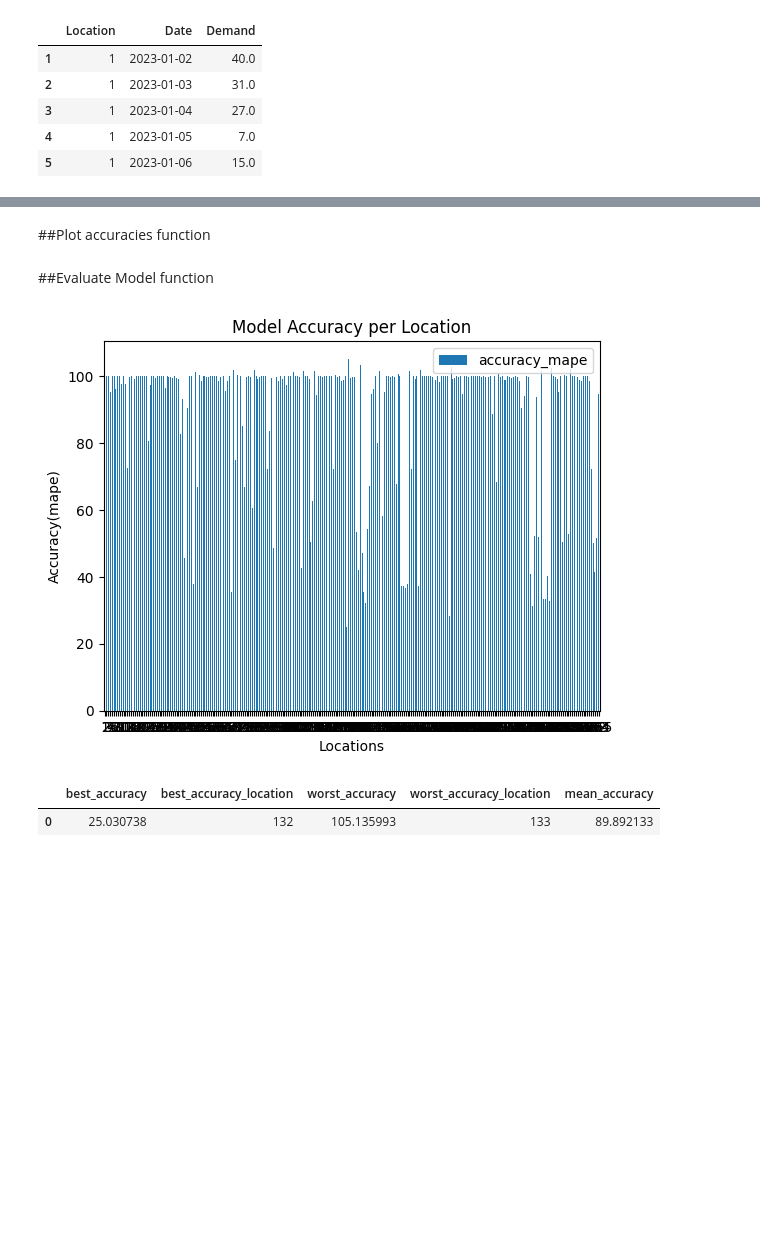
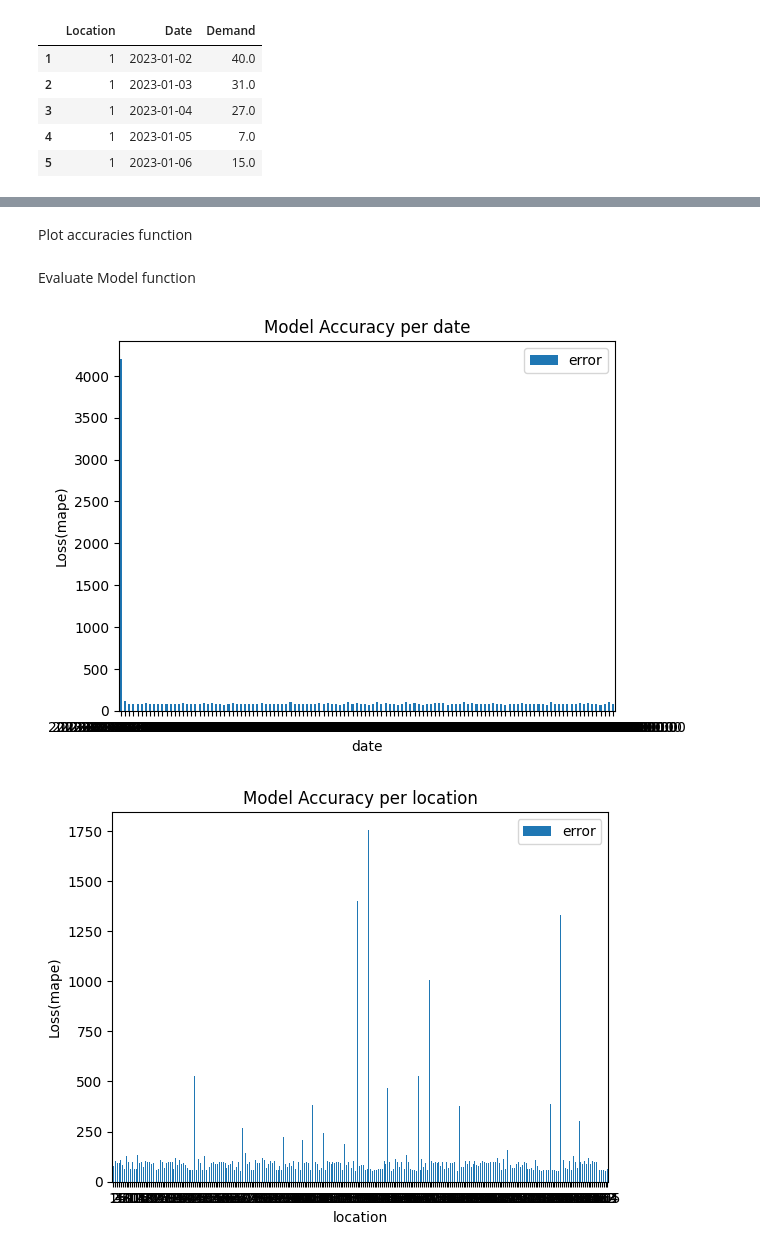
Before and after one commit to danaeis/shoofer-demand-prediction, a Jupyter notebook: evaluation/evaluation.ipynb, the cells around one changed output, grey strips where cells are left out. Saved outputs shown, nothing was run; the diff lists cells and outputs as text; code cells hidden in the pictures; blank space fills up the shorter version.

Commit message:
fix: refactor calculate loss

```diff
--- a/evaluation/evaluation.ipynb
+++ b/evaluation/evaluation.ipynb
@@ -77,0 +65,3 @@ Location
+# %%
+loss_per_location, loss_per_date = calculate_accuracy_mape(dataset, predicted_data)
+loss_per_location.head()
@@ -78,3 +86,3 @@ Location
 # %% [markdown]
-##Plot accuracies function
+Plot accuracies function
 # %%
@@ -87,23 +95,32 @@ def plot_acc_per_loc(accuracies):
     plt.legend()
     plt.show()
 # %% [markdown]
-##Evaluate Model function
+Evaluate Model function
-# %%
-def evaluate_model(data, predicted_data):
-    accuracy = calculate_accuracy_mape(data, predicted_data)
-    plot_acc_per_loc(accuracy)
-    accuracy = accuracy.set_index('Location')
-    report = {
-        'best_accuracy': [accuracy['accuracy_mape'].min()],
-        'best_accuracy_location': [accuracy['accuracy_mape'].idxmin()],
-        'worst_accuracy': [accuracy['accuracy_mape'].max()],
-        'worst_accuracy_location': [accuracy['accuracy_mape'].idxmax()],
-        'mean_accuracy': [accuracy['accuracy_mape'].mean()]
-    }
-    return(pd.DataFrame(report))
+# %%
+def prepare_report(loss: pd.DataFrame, plot_label):
+    min_threshhold = loss['error'].min()
+    max_threshhold = loss['error'].max()
+    mean_threshhold = loss['error'].mean()
+
+    report_dict = {
+            'best_accuracy': min_threshhold,
+            'best_accuracy_location': [loss['error'].idxmin()],
+            'worst_accuracy': max_threshhold,
+            'worst_accuracy_location': [loss['error'].idxmax()],
+            'mean_accuracy': mean_threshhold
+        }
+
+    plot_acc(loss, plot_label)
+
+    return report_dict
+# %%
+def evaluate_model(dataset, predicted_data):
+    loss_per_location, loss_per_date = calculate_accuracy_mape(dataset, predicted_data)
+    date_report_df = pd.DataFrame(prepare_report(loss_per_date, 'date'))
+    loc_report_df = pd.DataFrame(prepare_report(loss_per_location, 'location'))
+    return(date_report_df, loc_report_df)
 # %%
-evaluate_model(dataset, predicted_data)
+date_report_df, loc_report_df = evaluate_model(dataset, predicted_data)
 # %% [output]
-[figure, old version]
+[figure, new version]
-|  | best_accuracy | best_accuracy_location | worst_accuracy | worst_accuracy_location | mean_accuracy |
-| 0 | 25.030738 | 132 | 105.135993 | 133 | 89.892133 |
+[figure, added]
```
Also changed, not shown: parts of 19 cells of this notebook, 1 other file.
